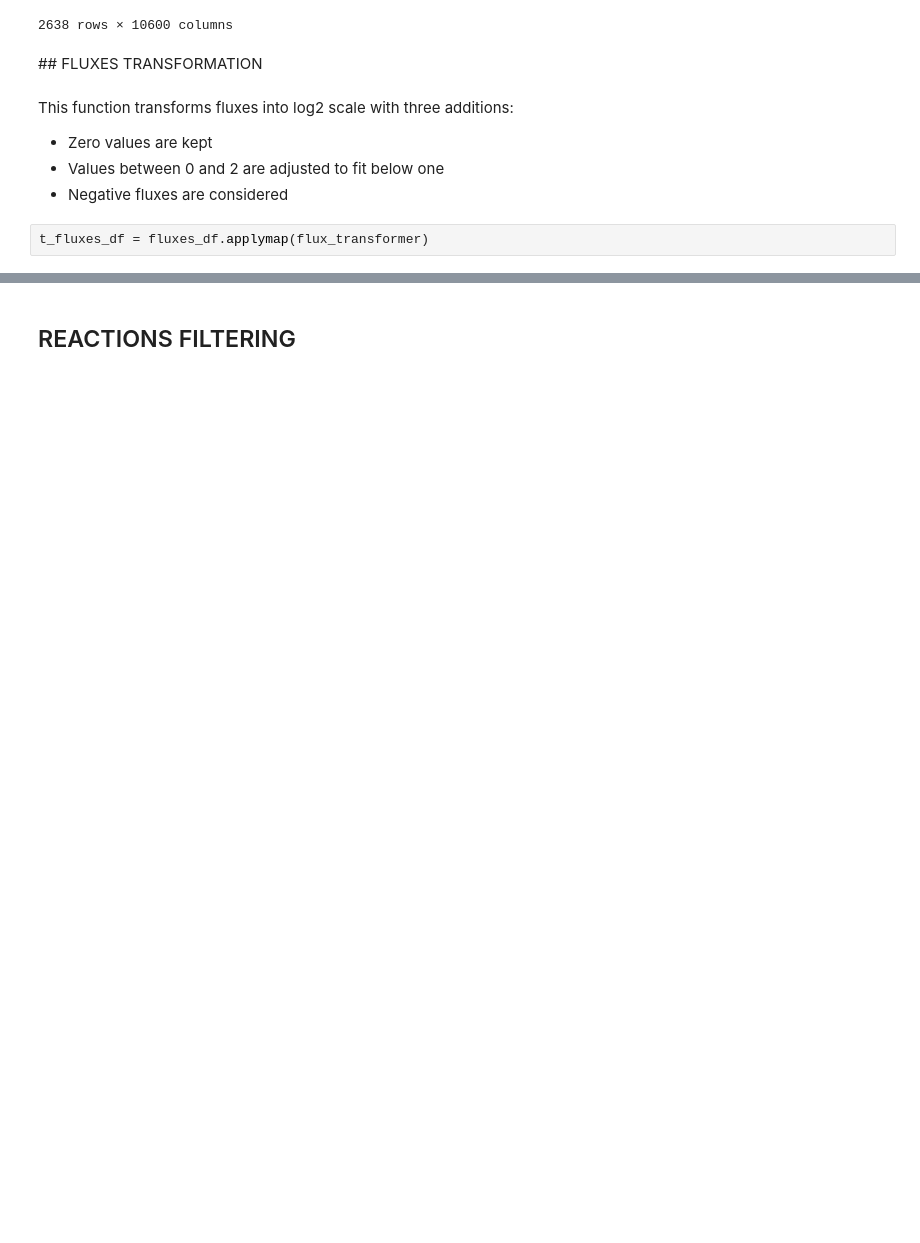
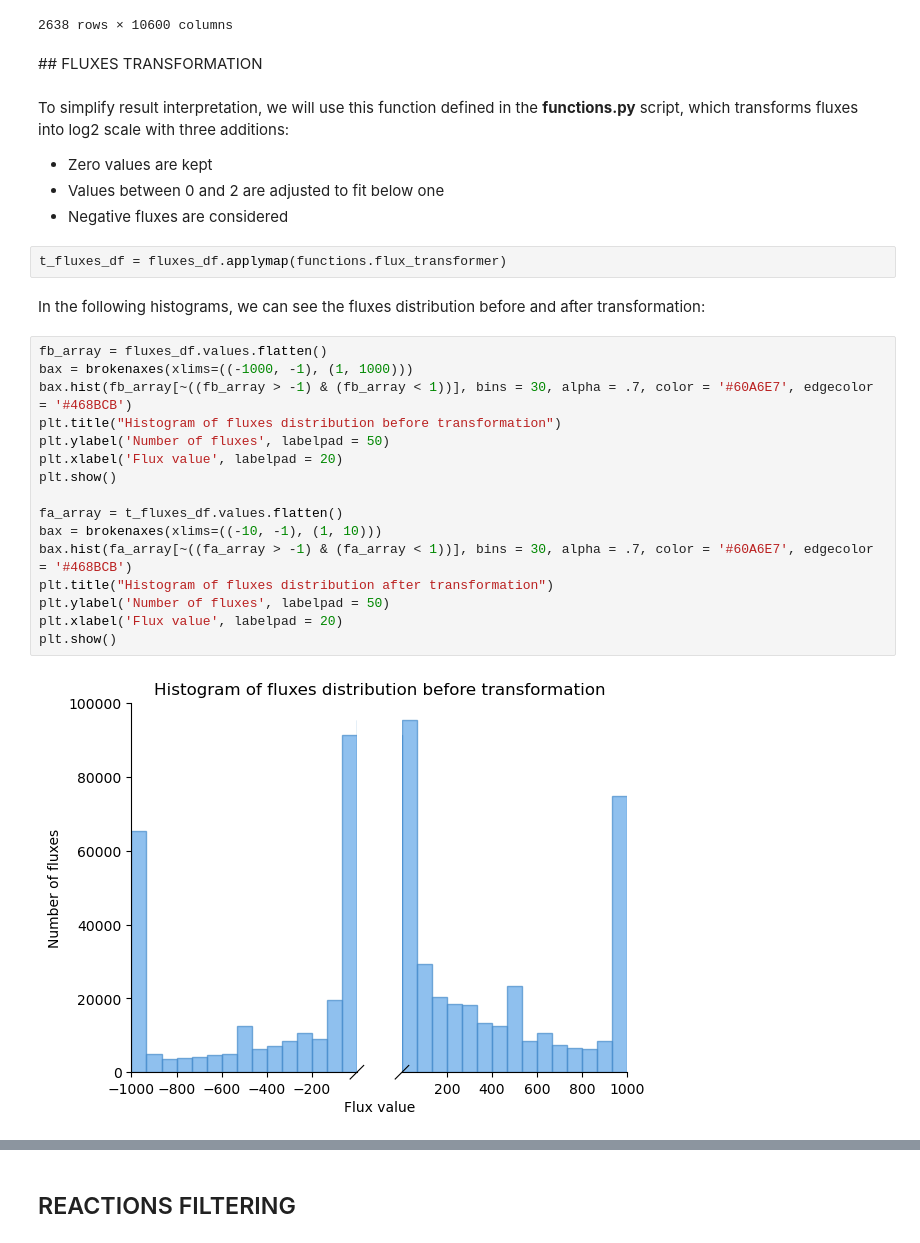
Before and after one commit to claudiavicente/MSPSCR, a Jupyter notebook: VIS_PBMC3K.ipynb, the cells around one changed output, grey strips where cells are left out. Saved outputs shown, nothing was run; the diff lists cells and outputs as text; blank space fills up the shorter version.

```diff
--- a/VIS_PBMC3K.ipynb
+++ b/VIS_PBMC3K.ipynb
@@ -90,9 +68,29 @@ fluxes_df
 # %% [markdown]
 ## FLUXES TRANSFORMATION
 # %% [markdown]
-This function transforms fluxes into log2 scale with three additions:
+To simplify result interpretation, we will use this function defined in the **functions.py** script, which transforms fluxes into log2 scale with three additions:
 - Zero values are kept
 - Values between 0 and 2 are adjusted to fit below one
 - Negative fluxes are considered
 # %%
-t_fluxes_df = fluxes_df.applymap(flux_transformer)
+t_fluxes_df = fluxes_df.applymap(functions.flux_transformer)
+# %% [markdown]
+In the following histograms, we can see the fluxes distribution before and after transformation:
+# %%
+fb_array = fluxes_df.values.flatten()
+bax = brokenaxes(xlims=((-1000, -1), (1, 1000)))
+bax.hist(fb_array[~((fb_array > -1) & (fb_array < 1))], bins = 30, alpha = .7, color = '#60A6E7', edgecolor = '#468BCB')
+plt.title("Histogram of fluxes distribution before transformation")
+plt.ylabel('Number of fluxes', labelpad = 50)
+plt.xlabel('Flux value', labelpad = 20)
+plt.show()
+
+fa_array = t_fluxes_df.values.flatten()
+bax = brokenaxes(xlims=((-10, -1), (1, 10)))
+bax.hist(fa_array[~((fa_array > -1) & (fa_array < 1))], bins = 30, alpha = .7, color = '#60A6E7', edgecolor = '#468BCB')
+plt.title("Histogram of fluxes distribution after transformation")
+plt.ylabel('Number of fluxes', labelpad = 50)
+plt.xlabel('Flux value', labelpad = 20)
+plt.show()
+# %% [output]
+[figure, added]
```
Also changed, not shown: parts of 38 cells of this notebook, 1 other file.
